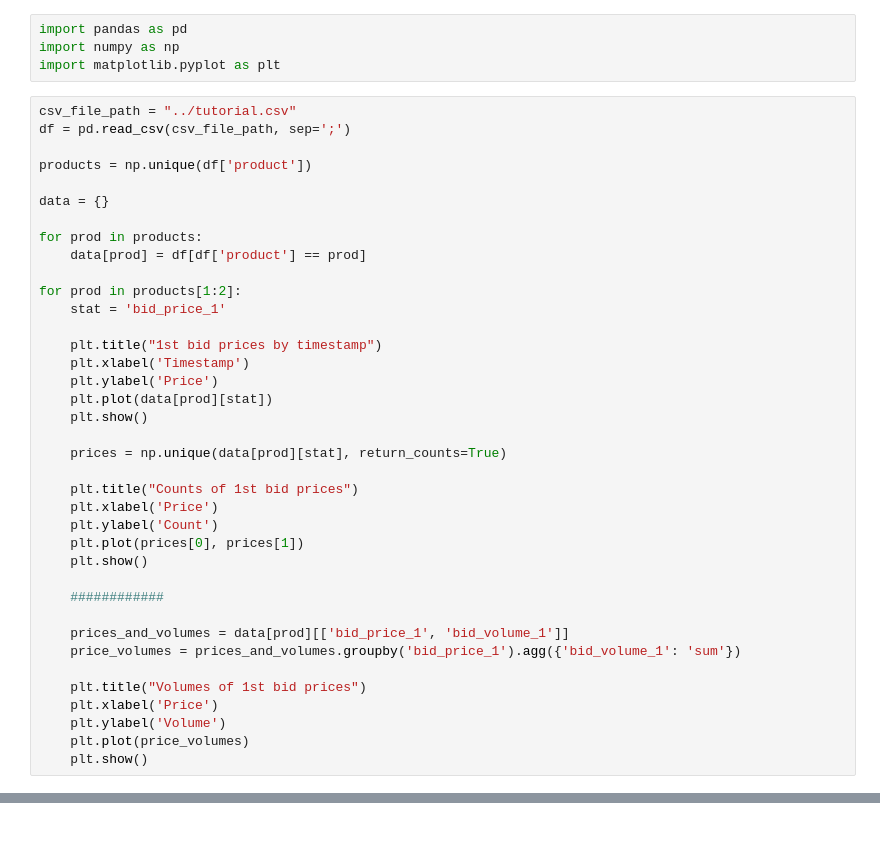
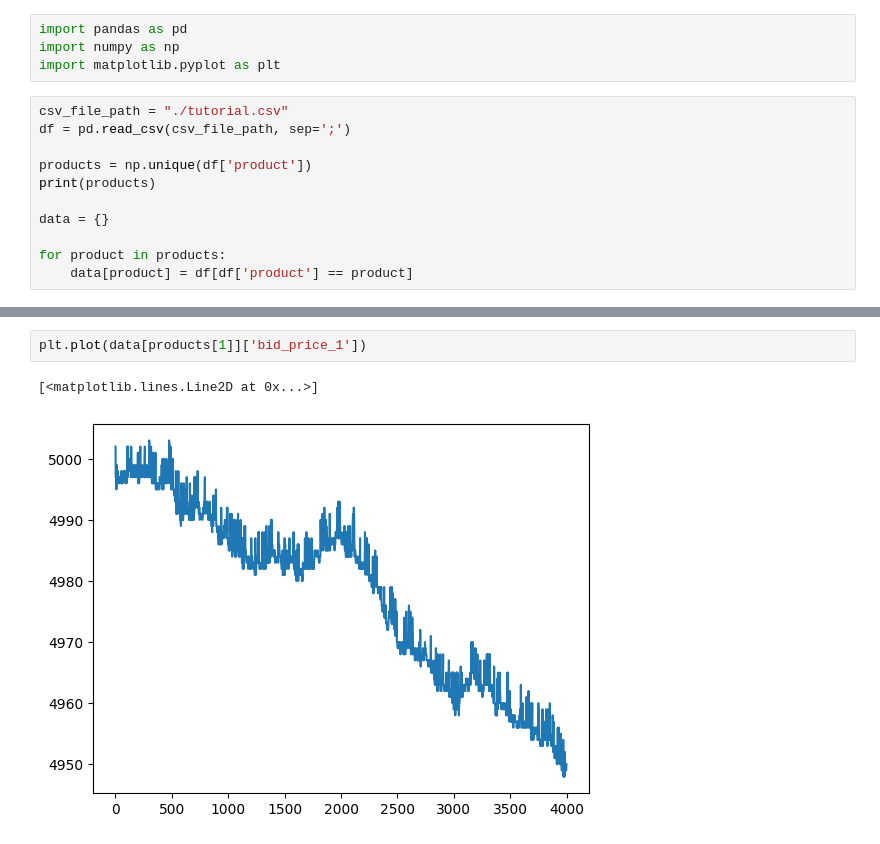
Before and after one commit to levladiator/Prosperity, a Jupyter notebook: src/csvAnalyzer.ipynb, the cells around one changed output, grey strips where cells are left out. Drawn from its saved outputs; the diff is of its cells as text.

```diff
--- a/src/csvAnalyzer.ipynb
+++ b/src/csvAnalyzer.ipynb
@@ -3,41 +3,14 @@ import pandas as pd
 import numpy as np
 import matplotlib.pyplot as plt
 # %%
-csv_file_path = "../tutorial.csv"
+csv_file_path = "./tutorial.csv"
 df = pd.read_csv(csv_file_path, sep=';')
 
 products = np.unique(df['product'])
+print(products)
 
 data = {}
 
-for prod in products:
-    data[prod] = df[df['product'] == prod]
-
-for prod in products[1:2]:
-    stat = 'bid_price_1'
-
-    plt.title("1st bid prices by timestamp")
-    plt.xlabel('Timestamp')
-    plt.ylabel('Price')
-    plt.plot(data[prod][stat])
-    plt.show()
-
-    prices = np.unique(data[prod][stat], return_counts=True)
-
-    plt.title("Counts of 1st bid prices")
-    plt.xlabel('Price')
-    plt.ylabel('Count')
-    plt.plot(prices[0], prices[1])
-    plt.show()
-
-    ############
-
-    prices_and_volumes = data[prod][['bid_price_1', 'bid_volume_1']]
-    price_volumes = prices_and_volumes.groupby('bid_price_1').agg({'bid_volume_1': 'sum'})
-
-    plt.title("Volumes of 1st bid prices")
-    plt.xlabel('Price')
-    plt.ylabel('Volume')
-    plt.plot(price_volumes)
-    plt.show()
+for product in products:
+    data[product] = df[df['product'] == product]
 # %% [output]
@@ -46,0 +18,5 @@ for prod in products[1:2]:
+# %%
+plt.plot(data[products[1]]['bid_price_1'])
+# %% [output]
+[<matplotlib.lines.Line2D at 0x...>]
+[figure, added]
```
Also changed, not shown: parts of 5 cells of this notebook, 2 other files.
